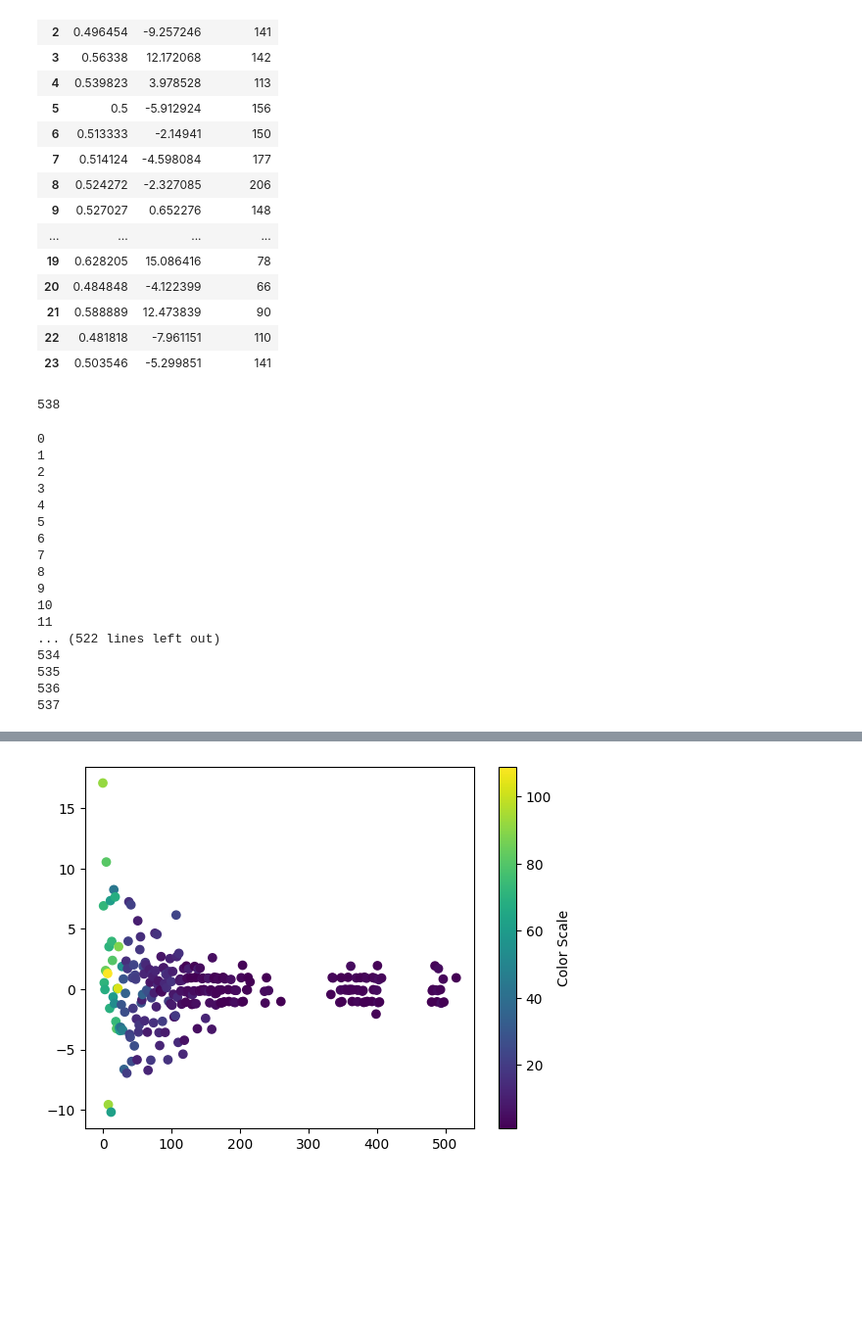
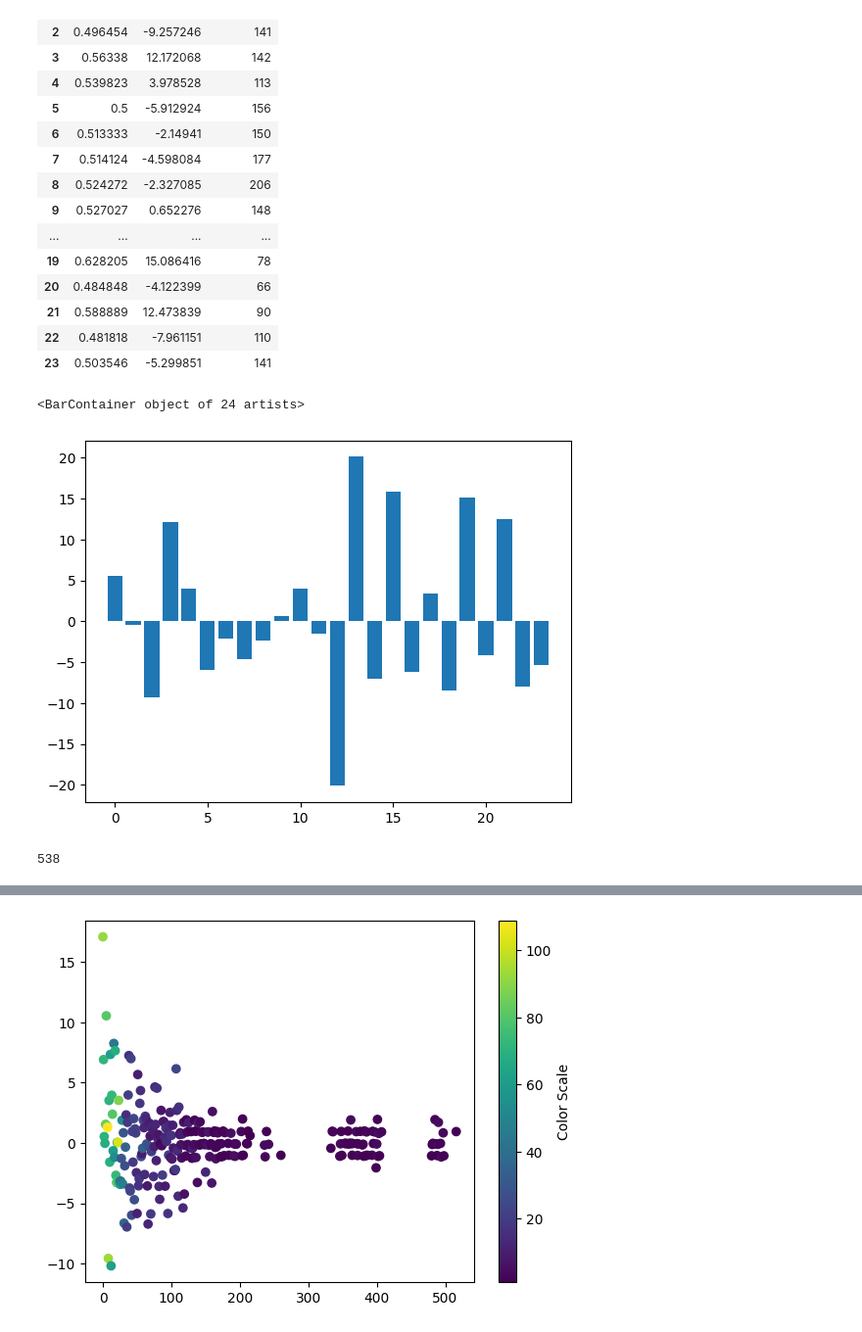
Before and after one commit to dannyboy-projects/Redemption_Trader, a Jupyter notebook: Strategy_Exploration/pipband_exploration/prelim_analysis.ipynb, the cells around one changed output, grey strips where cells are left out. Shown at 98% size. Cells and saved outputs as stored; diff of their text form; code cells hidden in the pictures; blank space fills up the shorter version.

Commit message:
hourly EV calc

```diff
--- a/Strategy_Exploration/pipband_exploration/prelim_analysis.ipynb
+++ b/Strategy_Exploration/pipband_exploration/prelim_analysis.ipynb
@@ -72,16 +83,21 @@ hourly_summary
 | 21 | 0.588889 | 12.473839 | 90 |
 | 22 | 0.481818 | -7.961151 | 110 |
 | 23 | 0.503546 | -5.299851 | 141 |
+# %%
+plt.bar(hourly_summary.index,hourly_summary['PnL'])
+# %% [output]
+<BarContainer object of 24 artists>
+[figure, added]
 # %%
 int(df['time_in_trade'].max())
 # %% [output]
 538
 # %%
 
-time_in_trade_summary = pd.DataFrame(index = [i for i in range(int(df['time_in_trade'].max())) ], columns = ['win_rate','PnL','no_trades'])
+time_in_trade_summary = pd.DataFrame(index = [i for i in range(int(df['time_in_trade'].max())) ], columns = ['win_rate','PnL','no_trades','prob','EV(t)'])
 
 for h in time_in_trade_summary.index:
-    print(h)
+    # print(h)
     dg = df[df['time_in_trade'].astype(int) == h]
     # print(dg)
 
@@ -96,24 +112,13 @@ for h in time_in_trade_summary.index:
 
     time_in_trade_summary.loc[h,'PnL']     = PnL
     time_in_trade_summary.loc[h,'no_trades'] = no_trades
+    time_in_trade_summary.loc[h,'prob'] = no_trades/time_in_trade_summary['no_trades'].sum()
+
+
+
+for h in time_in_trade_summary.index:
+    dg = time_in_trade_summary[time_in_trade_summary.index >= h]
+    time_in_trade_summary.loc[h,'EV(t)'] = (dg['prob']*dg['PnL']).sum()
-# %% [output]
-0
-1
-2
-3
-4
-5
-6
-7
-8
-9
-10
-11
-... (522 lines left out)
-534
-535
-536
-537
 # %%
 t = time_in_trade_summary[time_in_trade_summary['no_trades']!= 0]
 time_in_trade_summary.head(20)
```
Also changed, not shown: parts of 5 cells of this notebook, 24 other files.
